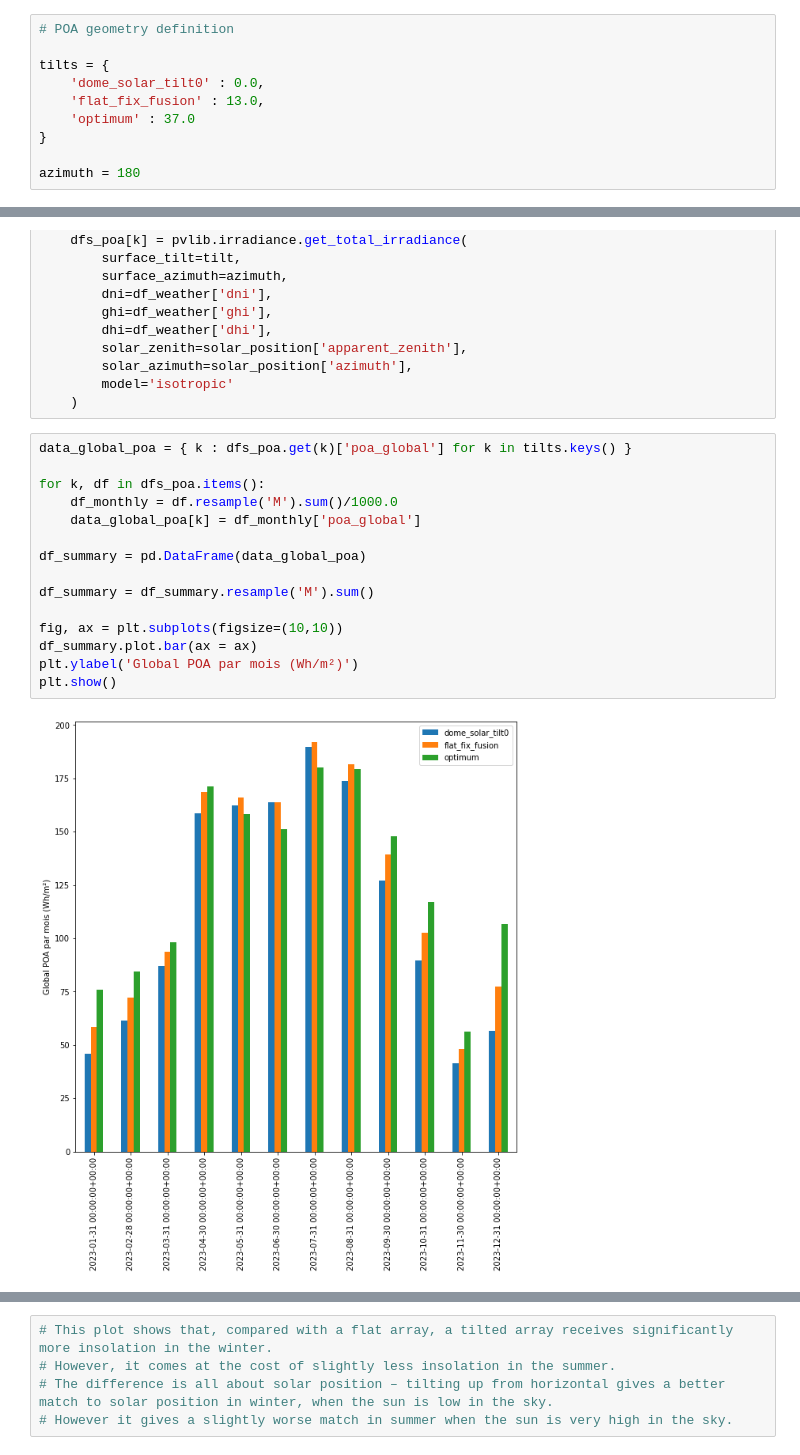
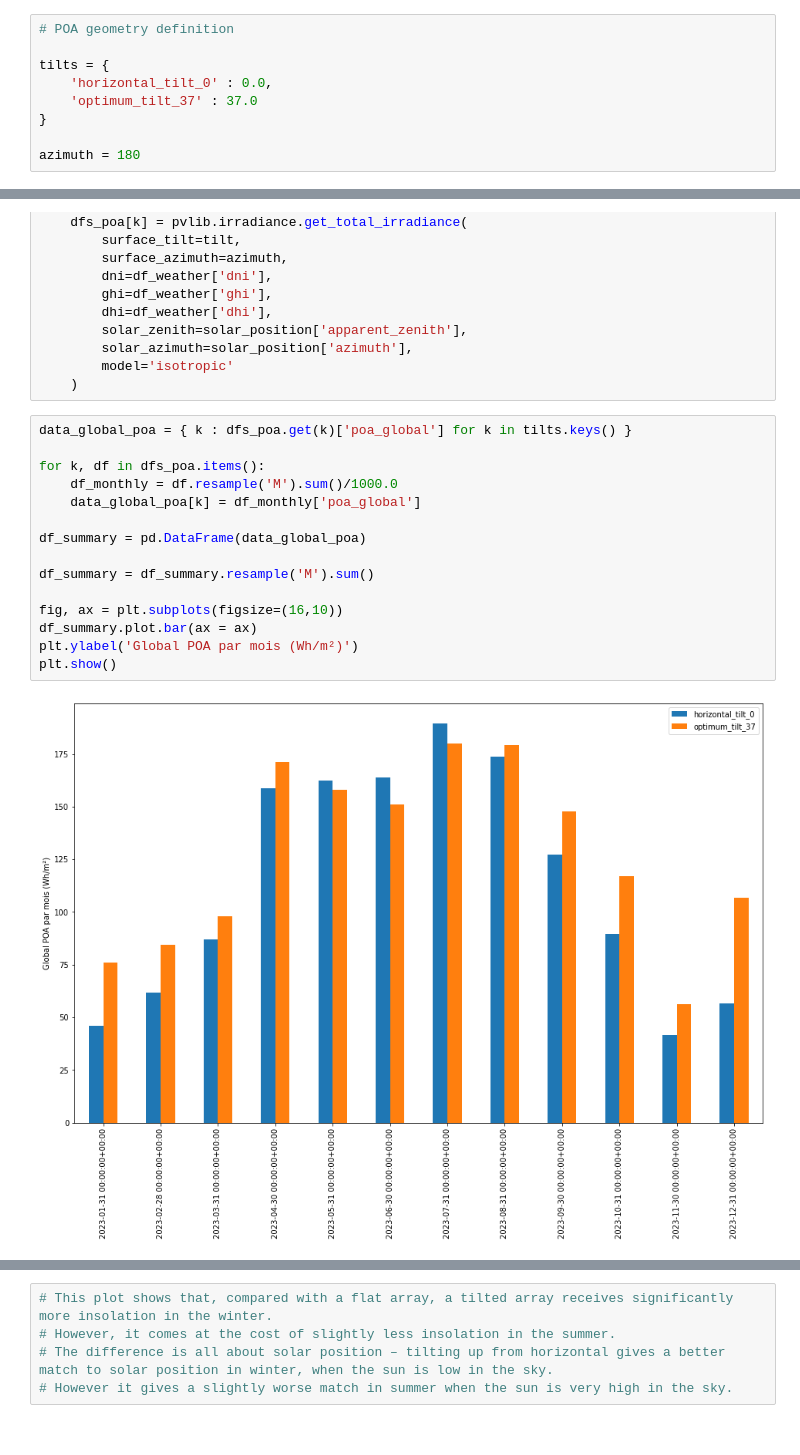
Before and after one commit to BenjaminDeporte/PV, a Jupyter notebook: Code/TutoPVlib.ipynb, the cells around one changed output, grey strips where cells are left out. Saved outputs shown, nothing was run; the diff lists cells and outputs as text.

```diff
--- a/Code/TutoPVlib.ipynb
+++ b/Code/TutoPVlib.ipynb
@@ -123,9 +123,8 @@ solar_position.head()
 # POA geometry definition
 
 tilts = {
-    'dome_solar_tilt0' : 0.0,
-    'flat_fix_fusion' : 13.0,
-    'optimum' : 37.0
+    'horizontal_tilt_0' : 0.0,
+    'optimum_tilt_37' : 37.0
 }
 
 azimuth = 180
@@ -148,20 +147,20 @@ for k,tilt in tilts.items():
 # %%
 data_global_poa = { k : dfs_poa.get(k)['poa_global'] for k in tilts.keys() }
 
 for k, df in dfs_poa.items():
     df_monthly = df.resample('M').sum()/1000.0
     data_global_poa[k] = df_monthly['poa_global']
 
 df_summary = pd.DataFrame(data_global_poa)
 
 df_summary = df_summary.resample('M').sum()
 
-fig, ax = plt.subplots(figsize=(10,10))
+fig, ax = plt.subplots(figsize=(16,10))
 df_summary.plot.bar(ax = ax)
 plt.ylabel('Global POA par mois (Wh/m²)')
 plt.show()
 # %% [output]
-[figure, old version]
+[figure, new version]
 # %%
 for tilt_config, df in dfs_poa.items():
     print(f"\n{tilt_config}")
```
Also changed, not shown: parts of 13 cells of this notebook.
